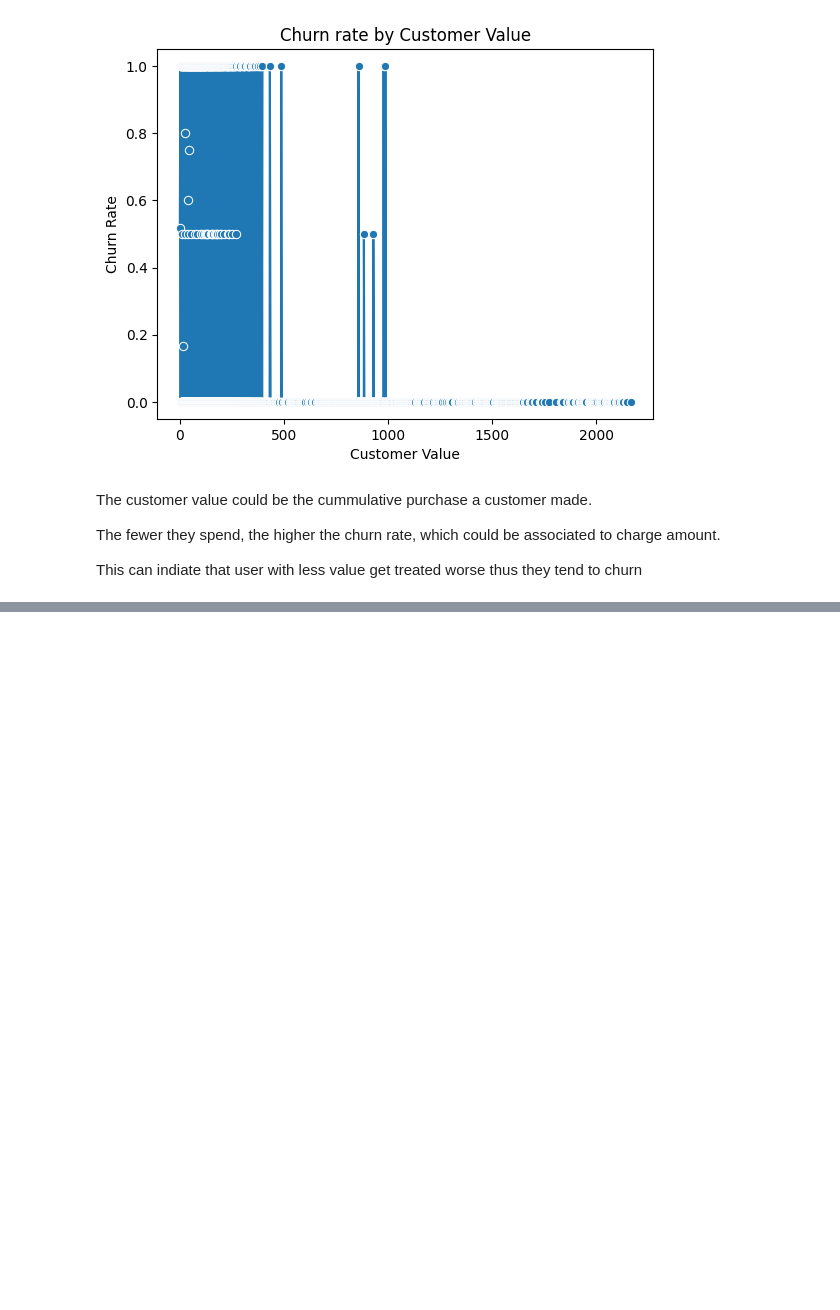
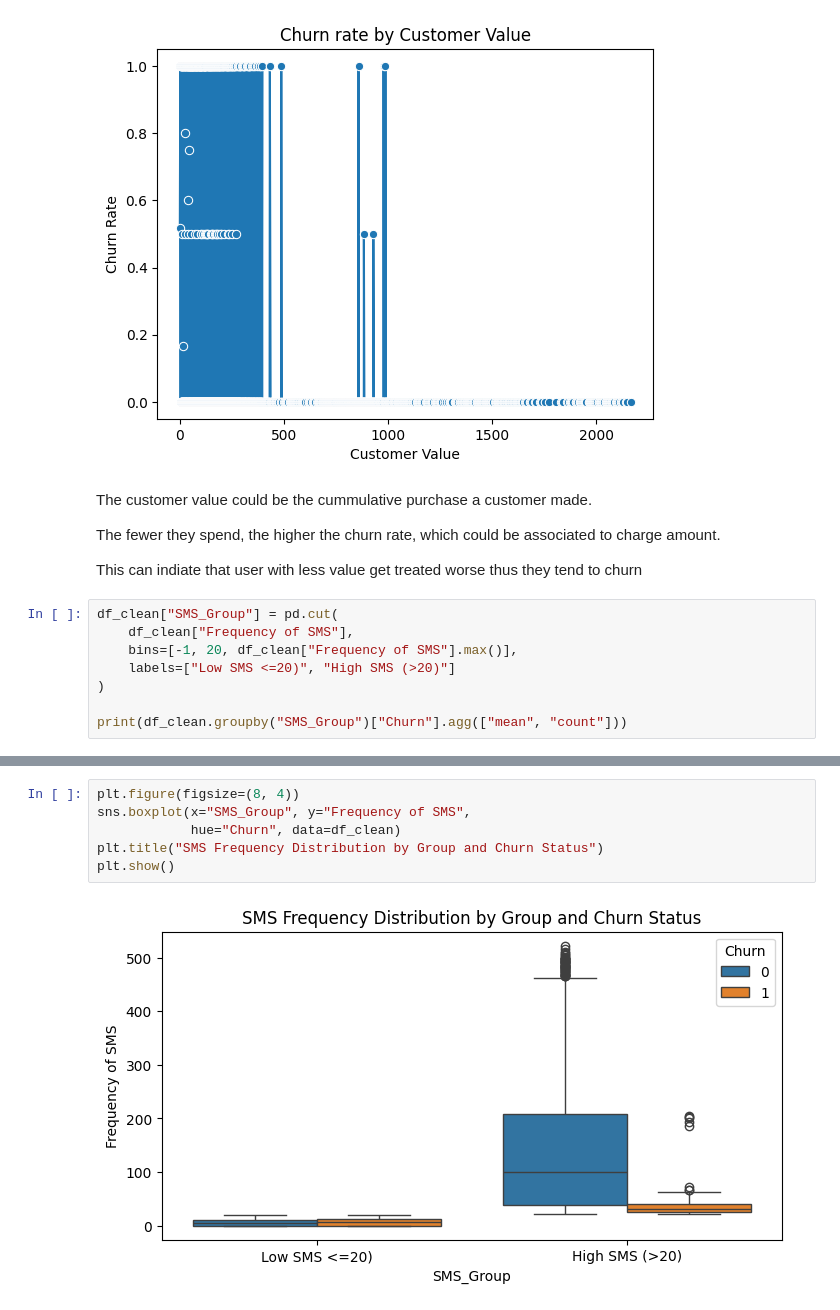
Before and after one commit to kellys-codes/ChurnIQ, a Jupyter notebook: EDA.ipynb, the cells around one changed output, grey strips where cells are left out. Drawn from its saved outputs; the diff is of its cells as text; blank space fills up the shorter version.

```diff
--- a/EDA.ipynb
+++ b/EDA.ipynb
@@ -288,3 +294,11 @@ The customer value could be the cummulative purchase a customer made.
 The fewer they spend, the higher the churn rate, which could be associated to charge amount.
 
 This can indiate that user with less value get treated worse thus they tend to churn
+# %%
+df_clean["SMS_Group"] = pd.cut(
+    df_clean["Frequency of SMS"],
+    bins=[-1, 20, df_clean["Frequency of SMS"].max()],
+    labels=["Low SMS <=20)", "High SMS (>20)"]
+)
+
+print(df_clean.groupby("SMS_Group")["Churn"].agg(["mean", "count"]))
@@ -290,0 +320,8 @@ This can indiate that user with less value get treated worse thus they tend to c
+# %%
+plt.figure(figsize=(8, 4))
+sns.boxplot(x="SMS_Group", y="Frequency of SMS",
+            hue="Churn", data=df_clean)
+plt.title("SMS Frequency Distribution by Group and Churn Status")
+plt.show()
+# %% [output]
+[figure, added]
```
Also changed, not shown: parts of 8 cells of this notebook.
